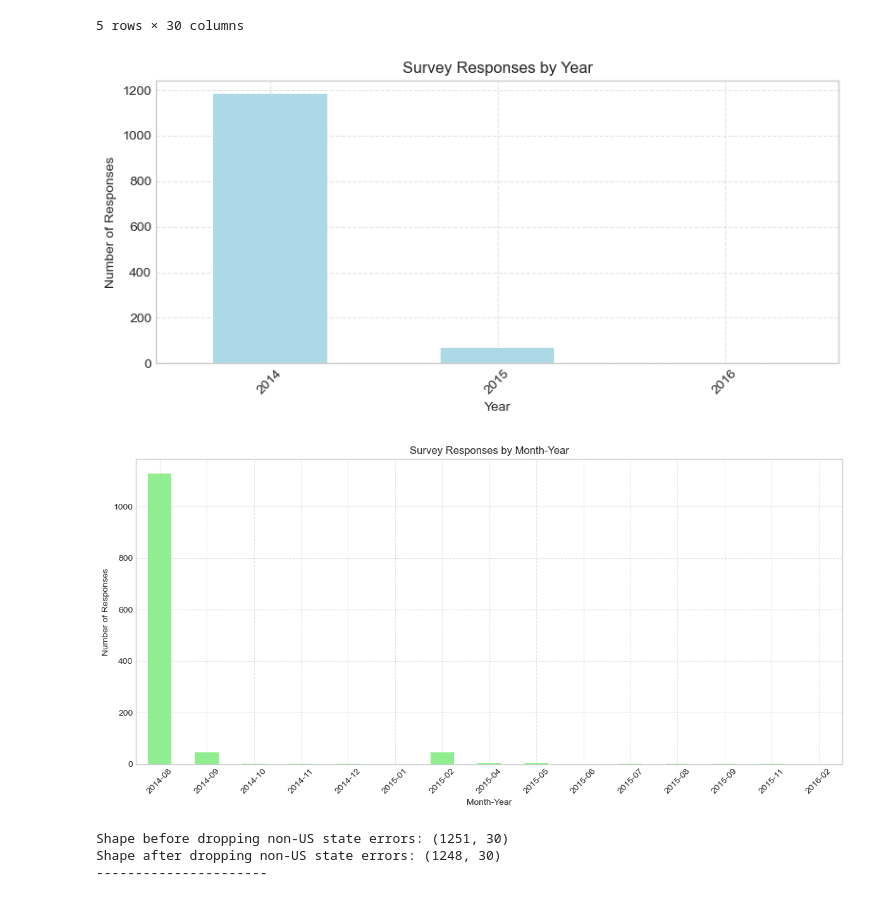
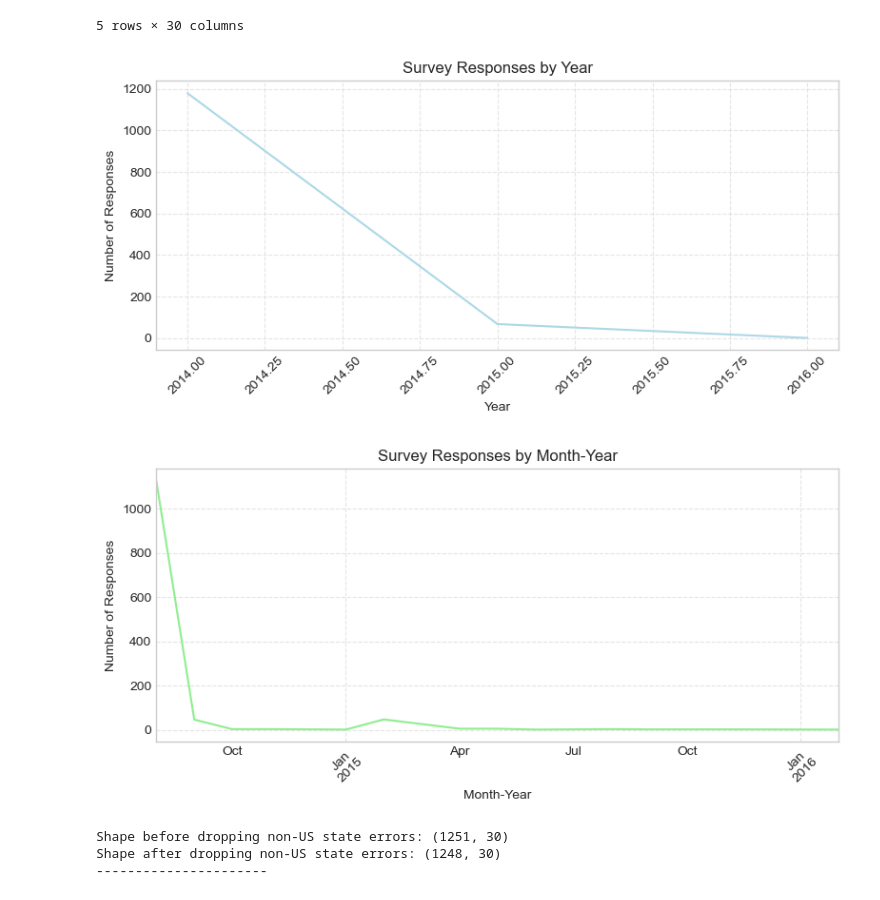
Before and after one commit to aseeds10/MHealthWorkplace-Tech, a Jupyter notebook: Notebooks/01_Explore.ipynb, the cells around one changed output. Cells and saved outputs as stored; diff of their text form; code cells hidden in the pictures.

```diff
--- a/Notebooks/01_Explore.ipynb
+++ b/Notebooks/01_Explore.ipynb
@@ -714,21 +724,21 @@ See the caveats in the documentation: https://pandas.pydata.org/pandas-docs/stab
 # %%
 # year distrib viz
 # Count the number of responses per year
-survey_df_clean['Year'].value_counts().sort_index().plot(kind='bar', figsize=(8, 4), color='lightblue')
+survey_df_clean['Year'].value_counts().sort_index().plot(kind='line', figsize=(8, 4), color='lightblue')
 
 plt.title('Survey Responses by Year')
 plt.xlabel('Year')
 plt.ylabel('Number of Responses')
 plt.xticks(rotation=45)
 plt.grid(True, linestyle='--', alpha=0.5)
 plt.tight_layout()
 plt.show()
 # %% [output]
-[figure, old version]
+[figure, new version]
 # %%
 # month-year distrib viz
 # Count the number of responses per month-year
-survey_df_clean['Month-Year'].value_counts().sort_index().plot(kind='bar', figsize=(12, 6), color='lightgreen')
+survey_df_clean['Month-Year'].value_counts().sort_index().plot(kind='line', figsize=(8, 4), color='lightgreen')
 
 plt.title('Survey Responses by Month-Year')
 plt.xlabel('Month-Year')
@@ -738,7 +748,7 @@ plt.grid(True, linestyle='--', alpha=0.5)
 plt.tight_layout()
 plt.show()
 # %% [output]
-[figure, old version]
+[figure, new version]
 # %%
 # drop all participants outside of US that input a US state
 # shape before changes
```
Also changed, not shown: parts of 12 cells of this notebook.
